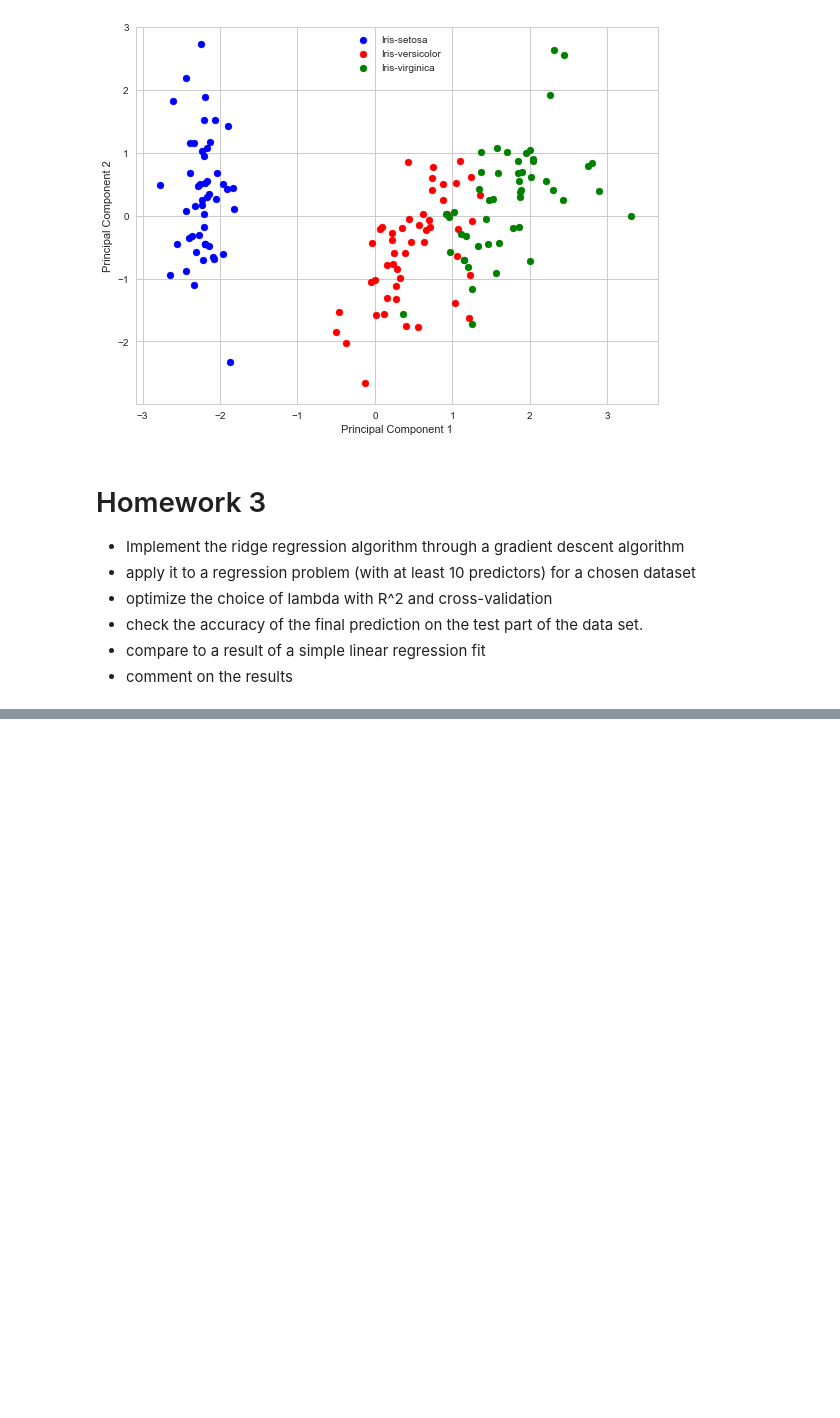
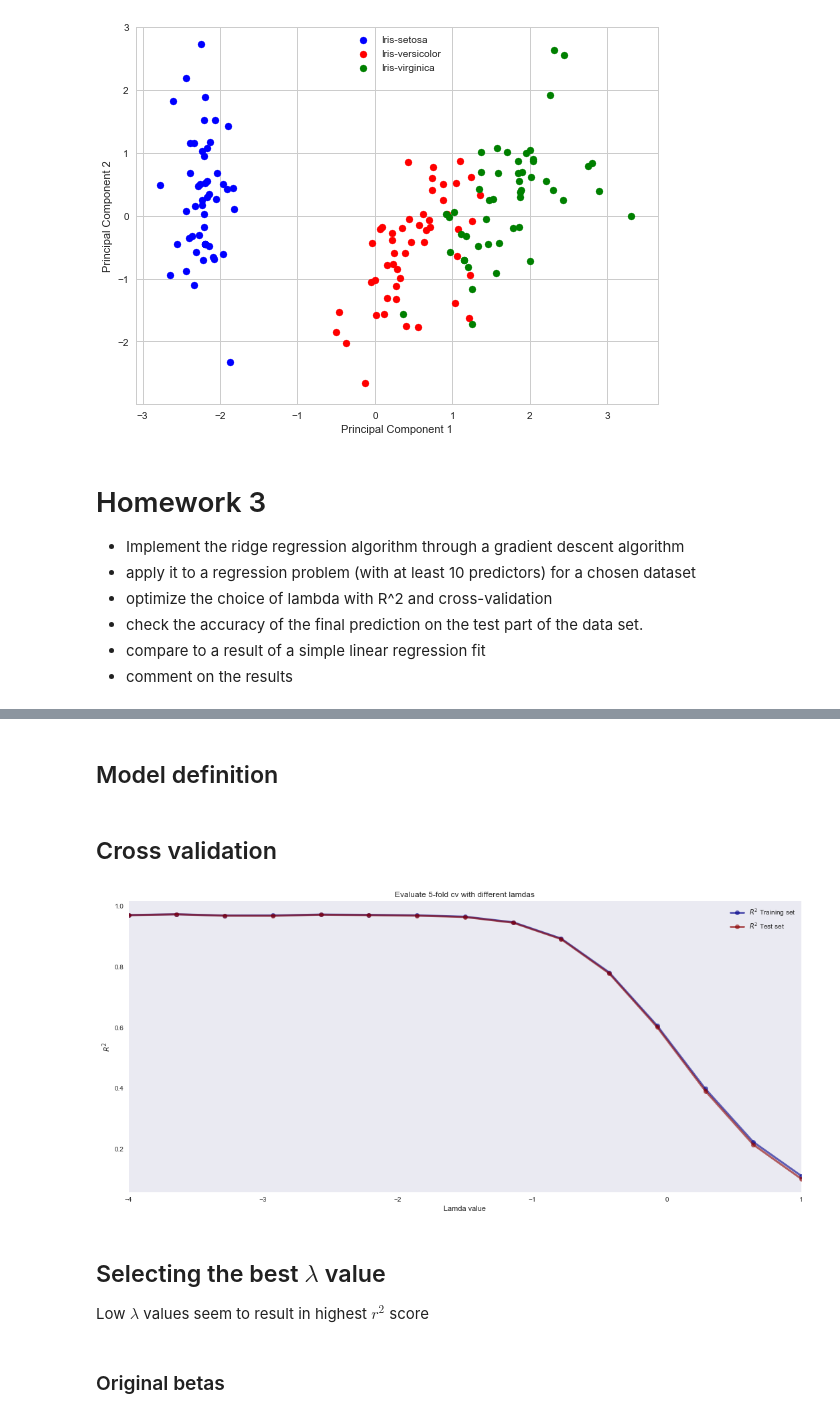
Before and after one commit to krukon/machine-learning-wfais, a Jupyter notebook: lab3/ML2018_03.ipynb, the cells around one changed output, grey strips where cells are left out. Cells and saved outputs as stored; diff of their text form; code cells hidden in the pictures; blank space fills up the shorter version.

```diff
--- a/lab3/ML2018_03.ipynb
+++ b/lab3/ML2018_03.ipynb
@@ -855,0 +889,8 @@ with plt.style.context('seaborn-whitegrid'):
+# %%
+def get_y(x):
+    return beta_0 + np.dot(betas, x.T)
+# %%
+predictor_means = np.random.uniform(size=[num_predictors])
+predictor_stddevs = np.random.uniform(size=[num_predictors])
+x = np.random.normal(size=[num_examples, num_predictors], loc=predictor_means, scale=predictor_stddevs)
+y = get_y(x) + np.random.normal(size=[num_examples], scale=0.1)
@@ -855,0 +905,2 @@ with plt.style.context('seaborn-whitegrid'):
+# %% [markdown]
+## Model definition
@@ -855,0 +937,43 @@ with plt.style.context('seaborn-whitegrid'):
+# %% [markdown]
+## Cross validation
+# %%
+# Run for different values of lambda
+lambda_min = -4
+lambda_max = 1
+num_lambdas = 15
+lambdas= np.linspace(lambda_min,lambda_max, num_lambdas)
+
+train_r_squared = np.zeros(num_lambdas)
+test_r_squared = np.zeros(num_lambdas)
+# %%
+kfold = KFold(n_splits=5, random_state=123)
+
+for ind, i in enumerate(lambdas):
+    reg = RidgeRegression(alpha=10**i, learning_rate=0.01)
+
+    train = []
+    test = []
+    for train_idx, test_idx in kfold.split(x):
+        reg.fit(x[train_idx], y[train_idx], epochs=1000)
+        train.append(reg.score(x[train_idx], y[train_idx]))
+        test.append(reg.score(x[test_idx], y[test_idx]))
+
+    # Evaluate train & test performance
+    train_r_squared[ind] = np.mean(train)
+    test_r_squared[ind] = np.mean(test)
+# %%
+# Plotting
+plt.figure(figsize=(18, 8))
+plt.plot(lambdas, train_r_squared, 'bo-', label=r'$R^2$ Training set', color="darkblue", alpha=0.6, linewidth=3)
+plt.plot(lambdas, test_r_squared,  'bo-', label=r'$R^2$ Test set', color="darkred", alpha=0.6, linewidth=3)
+plt.xlabel('Lamda value'); plt.ylabel(r'$R^2$')
+plt.xlim(lambda_min, lambda_max)
+plt.title(r'Evaluate 5-fold cv with different lamdas')
+plt.legend(loc='best')
+plt.grid()
+# %% [output]
+[figure, added]
+# %% [markdown]
+## Selecting the best $\lambda$ value
+
+Low $\lambda$ values seem to result in highest $r^2$ score
@@ -855,0 +986,2 @@ with plt.style.context('seaborn-whitegrid'):
+# %% [markdown]
+### Original betas
```
Also changed, not shown: parts of 21 cells of this notebook.
